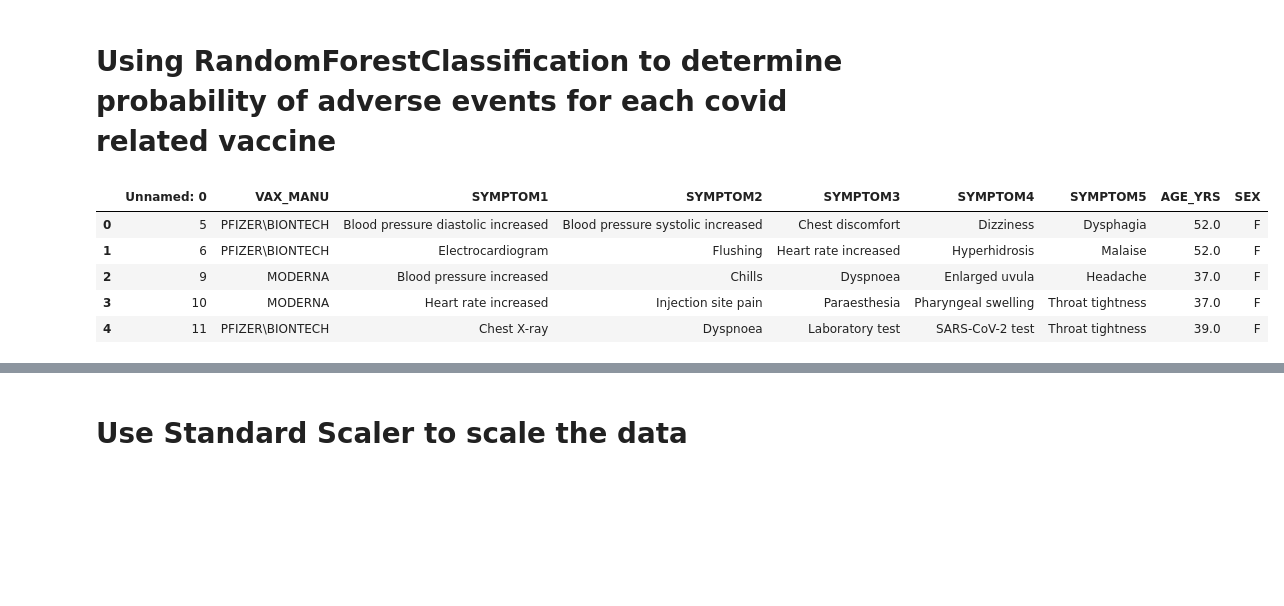
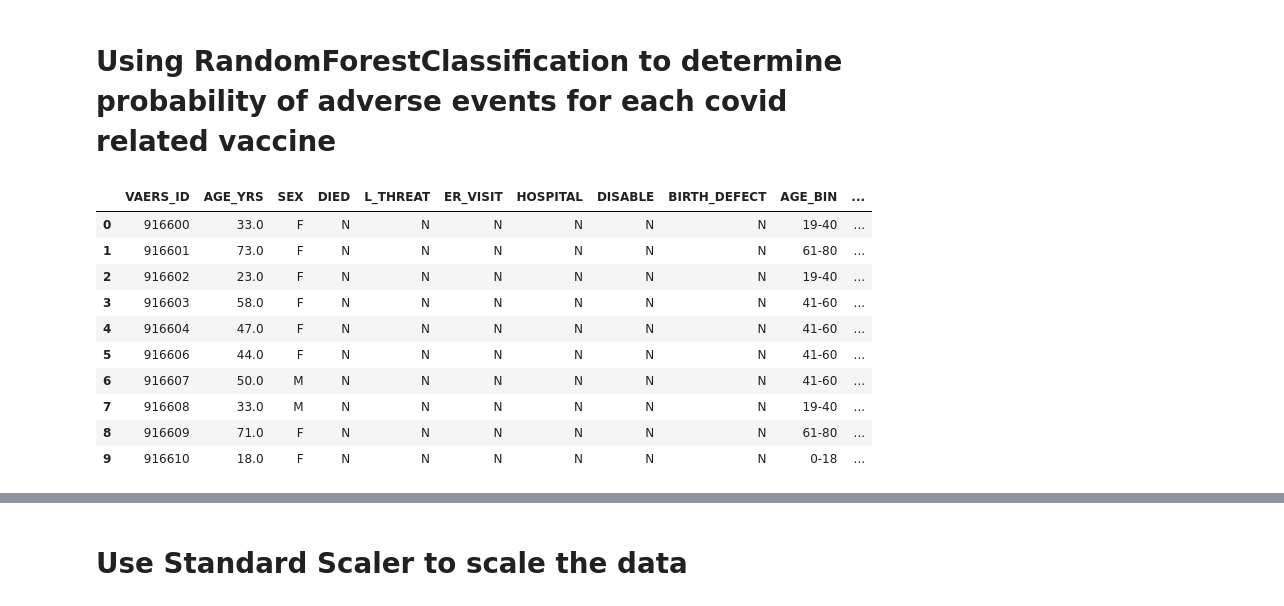
Before and after one commit to jvera01/COVID19_VAERS_ANALYSIS, a Jupyter notebook: Notebooks/RandomForest_VAERS.ipynb, the cells around one changed output, grey strips where cells are left out. Cells and saved outputs as stored; diff of their text form; code cells hidden in the pictures; blank space fills up the shorter version.

Commit message:
Updated VAERS ANALYSIS

```diff
--- a/Notebooks/RandomForest_VAERS.ipynb
+++ b/Notebooks/RandomForest_VAERS.ipynb
@@ -3,22 +3,30 @@
 # %%
 # Import our dependencies
 from sklearn.model_selection import train_test_split
-from sklearn.preprocessing import StandardScaler
 from sklearn.ensemble import RandomForestClassifier
 from sklearn.metrics import accuracy_score
 from sklearn.preprocessing import LabelEncoder
-from sklearn.feature_selection import SelectFromModel
+from sklearn.preprocessing import OneHotEncoder
+from sklearn.preprocessing import StandardScaler
 from sklearn import preprocessing
+import matplotlib
 import pandas as pd
 import tensorflow as tf
+%matplotlib inline
 
 # Import our input dataset
 vaxsymp = pd.read_csv('../Resources/Data/MLdata.csv')
-vaxsymp.head()
+# vaxsymp = vaxsymp.set_index(["VAERS_ID"])
+vaxsymp.head(10)
 # %% [output]
-|  | Unnamed: 0 | VAX_MANU | SYMPTOM1 | SYMPTOM2 | SYMPTOM3 | SYMPTOM4 | SYMPTOM5 | AGE_YRS | SEX |
-| 0 | 5 | PFIZER\BIONTECH | Blood pressure diastolic increased | Blood pressure systolic increased | Chest discomfort | Dizziness | Dysphagia | 52.0 | F |
-| 1 | 6 | PFIZER\BIONTECH | Electrocardiogram | Flushing | Heart rate increased | Hyperhidrosis | Malaise | 52.0 | F |
-| 2 | 9 | MODERNA | Blood pressure increased | Chills | Dyspnoea | Enlarged uvula | Headache | 37.0 | F |
-| 3 | 10 | MODERNA | Heart rate increased | Injection site pain | Paraesthesia | Pharyngeal swelling | Throat tightness | 37.0 | F |
-| 4 | 11 | PFIZER\BIONTECH | Chest X-ray | Dyspnoea | Laboratory test | SARS-CoV-2 test | Throat tightness | 39.0 | F |
+|  | VAERS_ID | AGE_YRS | SEX | DIED | L_THREAT | ER_VISIT | HOSPITAL | DISABLE | BIRTH_DEFECT | AGE_BIN | ... |
+| 0 | 916600 | 33.0 | F | N | N | N | N | N | N | 19-40 | ... |
+| 1 | 916601 | 73.0 | F | N | N | N | N | N | N | 61-80 | ... |
+| 2 | 916602 | 23.0 | F | N | N | N | N | N | N | 19-40 | ... |
+| 3 | 916603 | 58.0 | F | N | N | N | N | N | N | 41-60 | ... |
+| 4 | 916604 | 47.0 | F | N | N | N | N | N | N | 41-60 | ... |
+| 5 | 916606 | 44.0 | F | N | N | N | N | N | N | 41-60 | ... |
+| 6 | 916607 | 50.0 | M | N | N | N | N | N | N | 41-60 | ... |
+| 7 | 916608 | 33.0 | M | N | N | N | N | N | N | 19-40 | ... |
+| 8 | 916609 | 71.0 | F | N | N | N | N | N | N | 61-80 | ... |
+| 9 | 916610 | 18.0 | F | N | N | N | N | N | N | 0-18 | ... |
```
Also changed, not shown: parts of 13 cells of this notebook, 7 other files.
